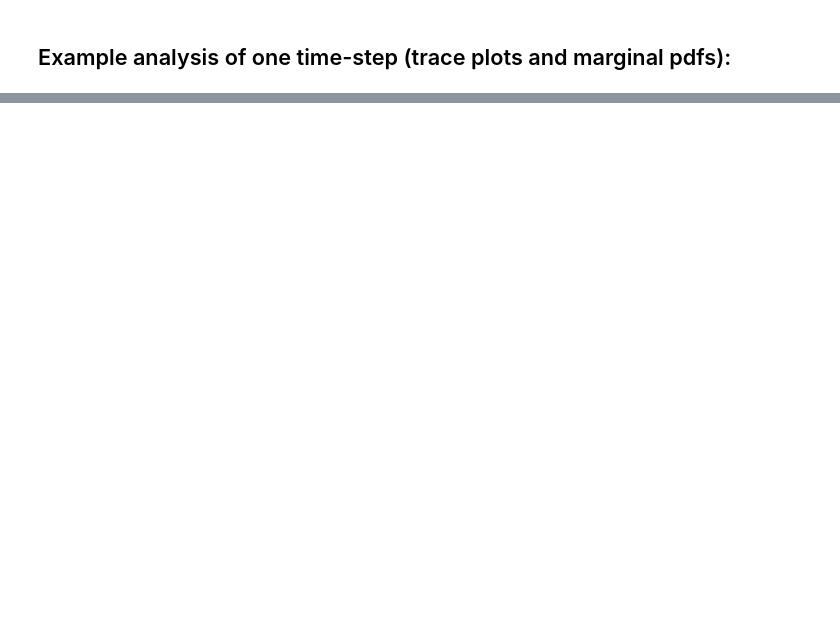
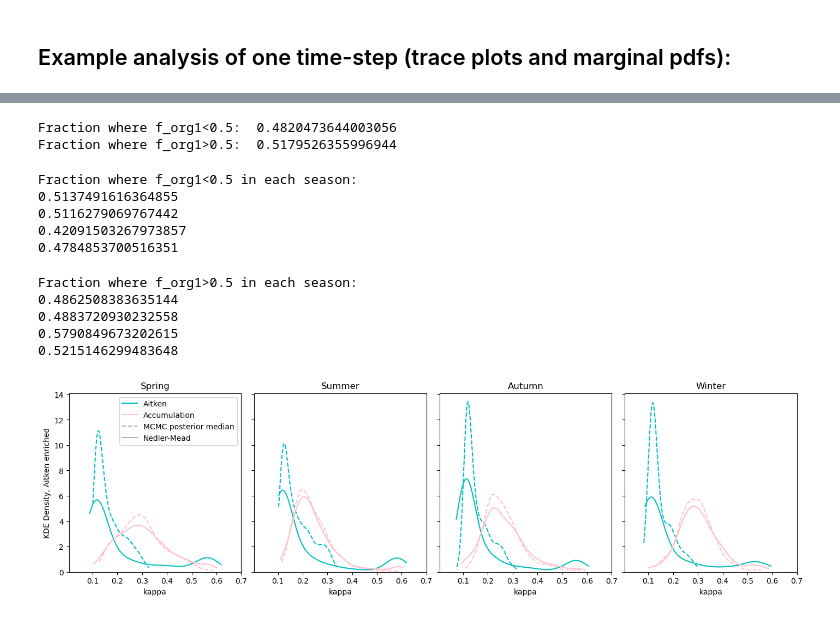
Before and after one commit to mauradewey/Modal-Aerosol-Composition, a Jupyter notebook: code/explore-mcmc-results.ipynb, the cells around one changed output, grey strips where cells are left out. Cells and saved outputs as stored; diff of their text form; code cells hidden in the pictures; blank space fills up the shorter version.

```diff
--- a/code/explore-mcmc-results.ipynb
+++ b/code/explore-mcmc-results.ipynb
@@ -669,0 +495,73 @@ array([  51.82,  162.08,  269.12,  401.68, 1057.27])
+# %%
+# print :
+print('Fraction where f_org1<0.5: ', mcmc_results_filtered.where((mcmc_results_filtered['f_org1'] <= 0.5)).dropna().shape[0]/ mcmc_results_filtered.dropna().shape[0])
+print('Fraction where f_org1>0.5: ', mcmc_results_filtered.where((mcmc_results_filtered['f_org1'] > 0.5)).dropna().shape[0]/ mcmc_results_filtered.dropna().shape[0])
+# %% [output]
+Fraction where f_org1<0.5:  0.4820473644003056
+Fraction where f_org1>0.5:  0.5179526355996944
+# %%
+print('Fraction where f_org1<0.5 in each season:')
+for i in range(4):
+    print(mcmc_results_filtered.where((mcmc_results_filtered['f_org1'] <= 0.5) & (mcmc_results_filtered['season'] == i)).dropna().shape[0]/ mcmc_results_filtered.where((mcmc_results_filtered['season'] == i)).dropna().shape[0])
+# %% [output]
+Fraction where f_org1<0.5 in each season:
+0.5137491616364855
+0.5116279069767442
+0.42091503267973857
+0.4784853700516351
+# %%
+print('Fraction where f_org1>0.5 in each season:')
+for i in range(4):
+    print(mcmc_results_filtered.where((mcmc_results_filtered['f_org1'] >= 0.5) & (mcmc_results_filtered['season'] == i)).dropna().shape[0]/ mcmc_results_filtered.where((mcmc_results_filtered['season'] == i)).dropna().shape[0])
+# %% [output]
+Fraction where f_org1>0.5 in each season:
+0.4862508383635144
+0.4883720930232558
+0.5790849673202615
+0.5215146299483648
+# %%
+# look at seasonal KDEs of different parameters, split between Aitken and Accumulation modes:
+
+def seasonal_kde(Aitken_var, Accum_var, xaxis_label, x_lim, solid_line, log_scale=False, filter_f_org1=True):
+
+    fig,axes = plt.subplots(ncols=4, nrows=1, figsize=(14,4), sharey=True, constrained_layout=True)
+
+    for season in range(4):
+        ax = axes[season]
+
+        if filter_f_org1:
+            group_mcmc = mcmc_results_filtered.where((mcmc_results_filtered['season'] == season) & (mcmc_results_filtered['f_org1'] > 0.5))
+            group_nedmead = nedmead_results.where((nedmead_results['season'] == season) & (mcmc_results_filtered['f_org1'] > 0.5))
+            ylabel = 'KDE Density, Aitken enriched'
+        else:
+            group_mcmc = mcmc_results_filtered.where((mcmc_results_filtered['season'] == season) & (mcmc_results_filtered['f_org1'] < 0.5))
+            group_nedmead = nedmead_results.where((nedmead_results['season'] == season) & (mcmc_results_filtered['f_org1'] < 0.5))
+            ylabel = 'KDE Density, Aitken depleted'
+
+        sns.kdeplot(group_mcmc[Aitken_var].dropna(), ax=ax, label='mcmc Aitken', color='c', linewidth=1.5, linestyle='--', log_scale=log_scale, cut=0)
+        sns.kdeplot(group_mcmc[Accum_var].dropna(), ax=ax, label='mcmc Accumulation', color='pink', linewidth=1.5, linestyle='--', log_scale=log_scale, cut=0)
+        sns.kdeplot(group_nedmead[Aitken_var].dropna(), ax=ax, label='nedmead Aitken', color='c', linewidth=1.5, log_scale=log_scale, cut=0)
+        sns.kdeplot(group_nedmead[Accum_var].dropna(), ax=ax, label='nedmead Accumulation', color='pink', linewidth=1.5, log_scale=log_scale, cut=0)
+
+        ax.set_title(['Spring', 'Summer', 'Autumn', 'Winter'][season])
+        ax.set_xlim(x_lim)
+        ax.set_xlabel(xaxis_label)
+
+
+    axes[0].set_ylabel(ylabel)
+
+    # Define handles
+    aitken_line = mlines.Line2D([], [], color='c', linestyle='-', label='Aitken')
+    accum_line = mlines.Line2D([], [], color='pink', linestyle='-', label='Accumulation')
+
+    mcmc_line = mlines.Line2D([], [], color='gray', linestyle='--', label='MCMC posterior median', alpha=0.6)
+    iqr_75 = mlines.Line2D([], [], color='gray', linestyle=':', label='MCMC posterior 75%', alpha=0.6)
+    iqr_25 = mlines.Line2D([], [], color='gray', linestyle='-.', label='MCMC posterior 25%', alpha=0.6)
+    init_line = mlines.Line2D([], [], color='gray', linestyle='-', label=solid_line, alpha=0.6)
+
+    # Add to legend
+    axes[0].legend(handles=[aitken_line, accum_line, mcmc_line, init_line])
+
+seasonal_kde('k1','k2','kappa', (0.005, 0.7),'Nedler-Mead', filter_f_org1=True)
+# %% [output]
+[figure, added]
```
Also changed, not shown: parts of 84 cells of this notebook, 7 other files.
